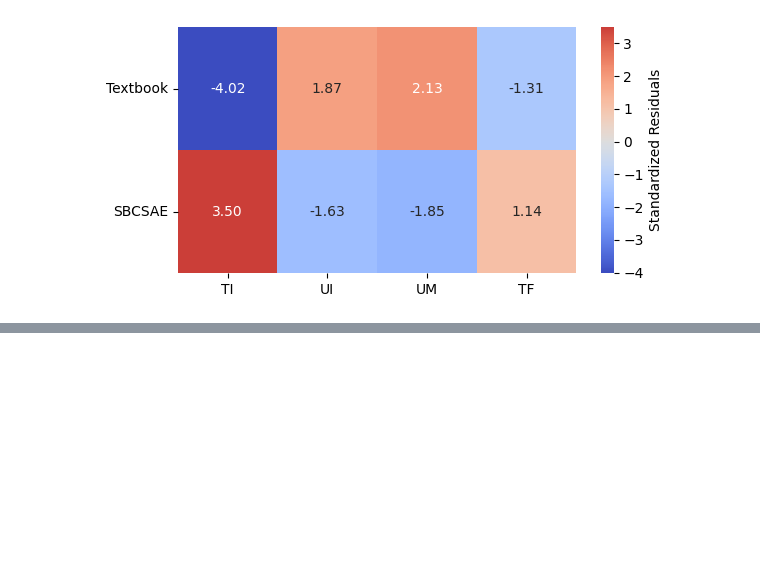
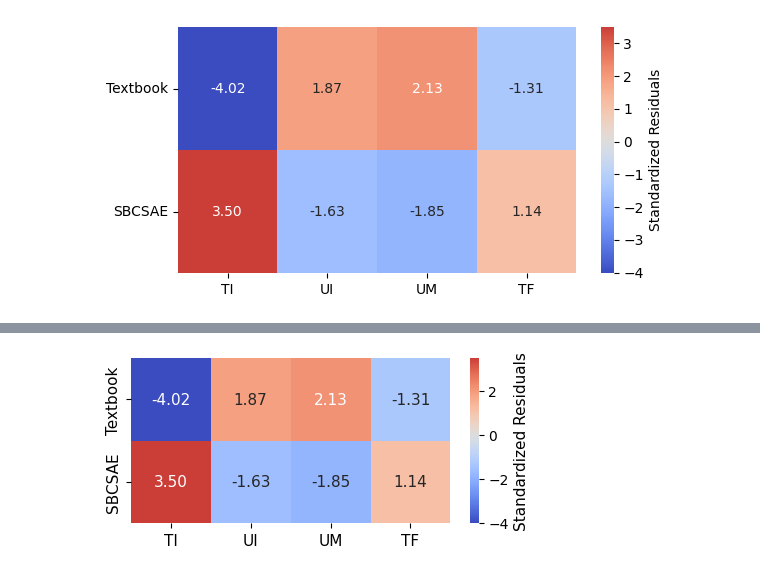
Before and after one commit to sundaybest3/txtanalysis, a Jupyter notebook: position_frequency.ipynb, the cells around one changed output, grey strips where cells are left out. Cells and saved outputs as stored; diff of their text form; code cells hidden in the pictures; blank space fills up the shorter version.

```diff
--- a/position_frequency.ipynb
+++ b/position_frequency.ipynb
@@ -155,0 +182,25 @@ plt.show()
+# %%
+plt.figure(figsize=(4.6, 2.2))  # 가로, 세로 줄이기
+
+ax = sns.heatmap(
+    residuals_df,
+    annot=True,
+    fmt=".2f",
+    cmap="coolwarm",
+    center=0,
+    annot_kws={"size": 11},
+    cbar_kws={"label": "Standardized Residuals"}
+)
+
+plt.xticks(fontsize=11)
+plt.yticks(fontsize=11)
+
+cbar = ax.collections[0].colorbar
+cbar.ax.tick_params(labelsize=10)
+cbar.set_label("Standardized Residuals", fontsize=11)
+
+plt.tight_layout()
+plt.savefig('/content/standardized_residuals_heatmap.png') # Save the heatmap as a PNG file
+plt.show()
+# %% [output]
+[figure, added]
```
Also changed, not shown: parts of 2 cells of this notebook.
